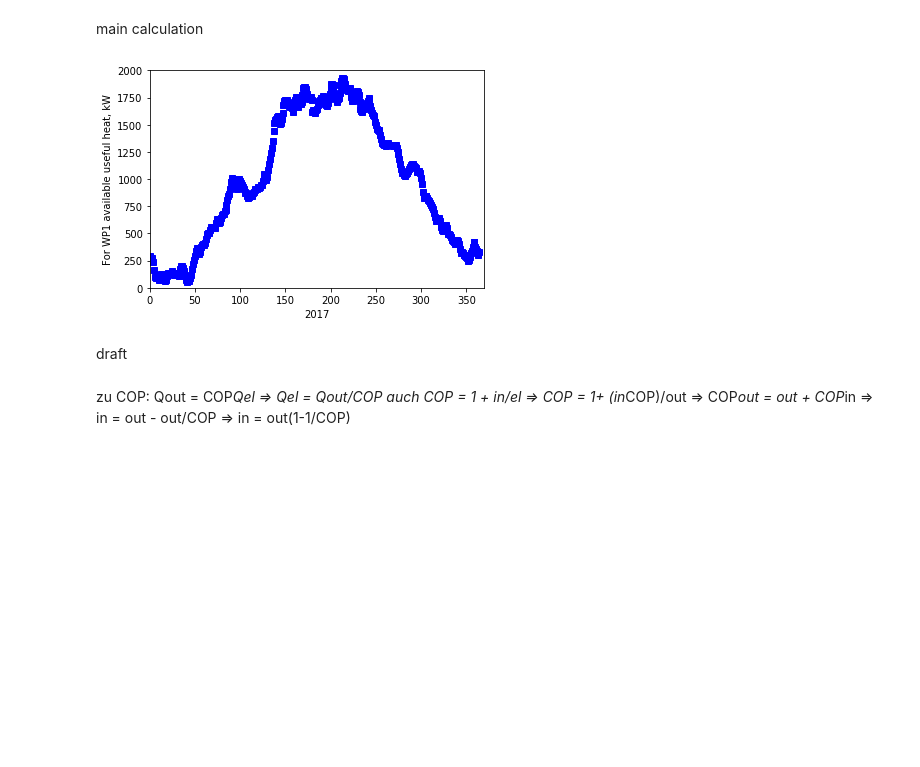
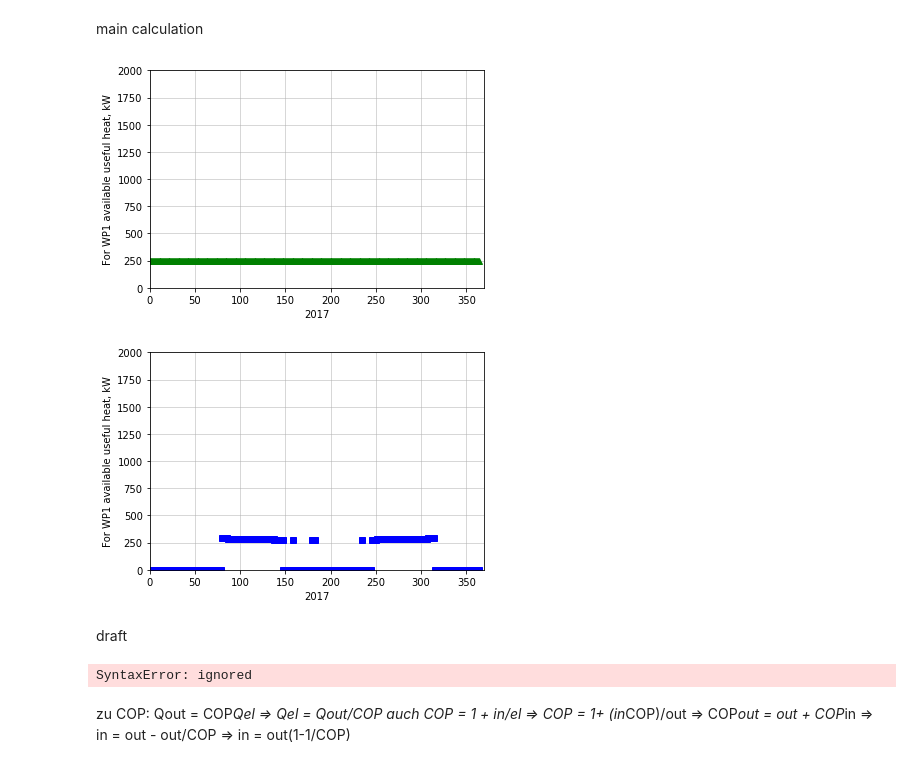
Before and after one commit to msbonus/swhp, a Jupyter notebook: main.ipynb, the cells around one changed output. Saved outputs shown, nothing was run; the diff lists cells and outputs as text; code cells hidden in the pictures; blank space fills up the shorter version.

```diff
--- a/main.ipynb
+++ b/main.ipynb
@@ -125,25 +150,66 @@ plt.show()
 # %% [markdown]
 main calculation
-# %%
-def getHeat(V, Tw, T0=0):
-  return V*WaterDensity(Tw)*WaterCp(Tw)*(Tw-T0)/3600 #kW
-
-Qu = []
-for i in range(len(Tw)):
-  Qu.append(getHeat(WP1.getW_flow(), float(Tw[i])))
-
-x = range(len(Qu))
-y = Qu
-
-plt.plot(x, y, "bs")
-plt.xlabel('2017')
-plt.ylabel('For WP1 available useful heat, kW')
-plt.axis([0, 370, 0, 2000])
-plt.show()
-# %% [output]
-[figure, removed]
+# %%
+Qin = []
+for i in range(len(Tw)):
+  Qin.append(WP1.getQin(WP1.getW_flow(), float(Tw[i])))
+
+x = range(len(Qin))
+y = Qin
+
+plt.plot(x, y, "g^")
+plt.xlabel('2017')
+plt.ylabel('For WP1 available useful heat, kW')
+plt.axis([0, 370, 0, 2000])
+plt.grid(linestyle='-', linewidth=0.5)
+plt.show()
+
+Qout = []
+for i in range(len(Qin)):
+  Qout.append(WP1.getoutHeat(Qin[i], COP[i]))
+
+x = range(len(Qout))
+y = Qout
+
+plt.plot(x, y, "bs")
+plt.xlabel('2017')
+plt.ylabel('For WP1 available useful heat, kW')
+plt.axis([0, 370, 0, 2000])
+plt.grid(linestyle='-', linewidth=0.5)
+plt.show()
+
+
+
+
+  #def Qin(self, w_flow, Tw):
+    #return Vin*WaterDensity(Tw)*WaterCp(Tw)*(Tw-(Tw-3))/3600 #kW
+# %% [output]
+[figure, added]
+[figure, added]
 # %% [markdown]
 draft
+# %%
+Qout = []
+for i in range (len(Tw)):
+  Qout.append(getHeat(290WP1.getW_flow(), float(Tw[i])))
+
+    getoutHeat(self, qin, cop):
+  #if ((Tw > float(self.Tw_in)) and (Tw < float(self.Tw_out))):
+    return ((qin*self.getCOP)/(self.getCOP-1)) #kW
+  #else:
+    #return 0
+
+
+
+
+def getHeat(V, Tw, T0=0):
+  return V*WaterDensity(Tw)*WaterCp(Tw)*(Tw-T0)/3600 #kW
+
+Qu = []
+for i in range(len(Tw)):
+  Qu.append(getHeat(WP1.getW_flow(), float(Tw[i])))
+# %% [output]
+SyntaxError: ignored
 # %%
 #for row in reader:
     #print(dict(row))
```
Also changed, not shown: parts of 3 cells of this notebook.
